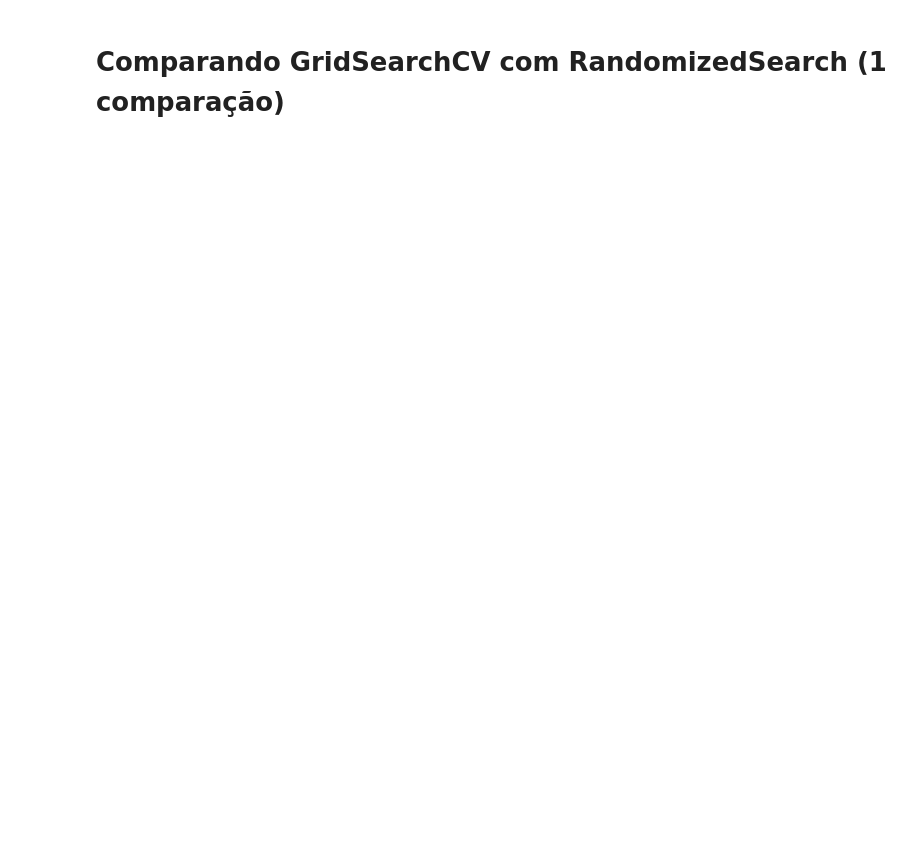
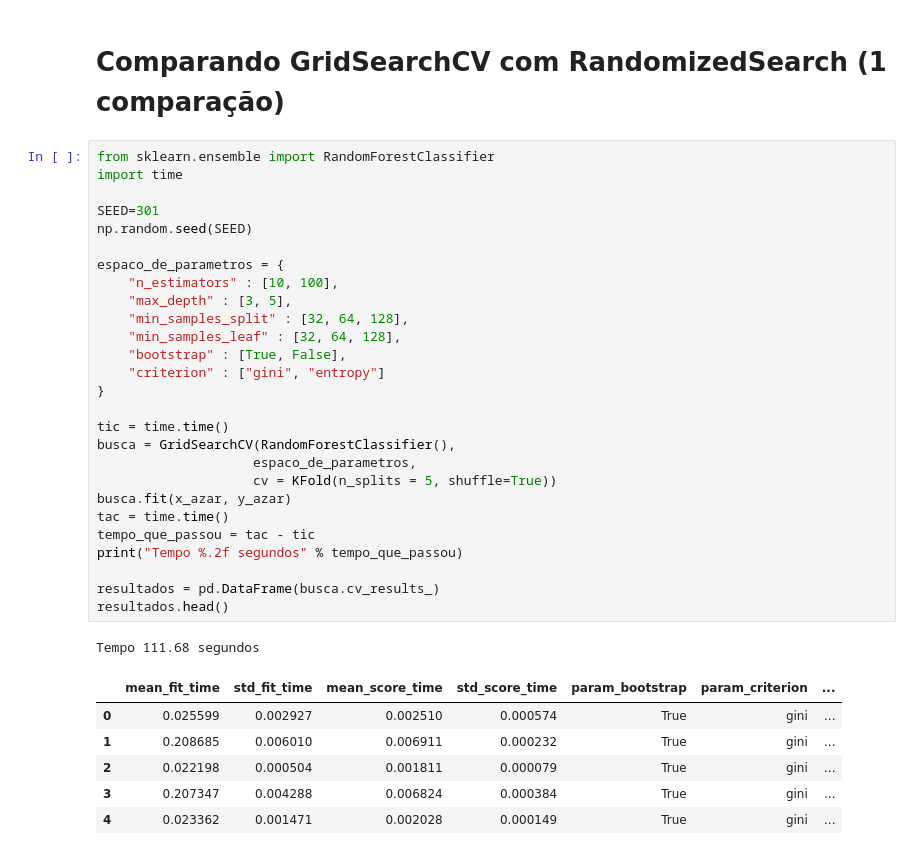
Before and after one commit to arthur-pulini/introducao-a-otimizacao-de-machine-learning-atraves-de-hiper-parametros-parte-2, a Jupyter notebook: Introdução_a_Machine_Learning_Otimização_parte_2.ipynb, the cells around one changed output. Cells and saved outputs as stored; diff of their text form; blank space fills up the shorter version.

Commit message:
Utilizando o GridSearch com RandomForest

```diff
--- a/Introdução_a_Machine_Learning_Otimização_parte_2.ipynb
+++ b/Introdução_a_Machine_Learning_Otimização_parte_2.ipynb
@@ -897,3 +897,38 @@ for indice, linha in resultados_ordenados_pela_media.iterrows():
 0.769 +-(0.012) {'criterion': 'gini', 'max_depth': 15, 'min_samples_leaf': 33, 'min_samples_split': 72}
 # %% [markdown]
 # Comparando GridSearchCV com RandomizedSearch (1 comparação)
+# %%
+from sklearn.ensemble import RandomForestClassifier
+import time
+
+SEED=301
+np.random.seed(SEED)
+
+espaco_de_parametros = {
+    "n_estimators" : [10, 100],
+    "max_depth" : [3, 5],
+    "min_samples_split" : [32, 64, 128],
+    "min_samples_leaf" : [32, 64, 128],
+    "bootstrap" : [True, False],
+    "criterion" : ["gini", "entropy"]
+}
+
+tic = time.time()
+busca = GridSearchCV(RandomForestClassifier(),
+                    espaco_de_parametros,
+                    cv = KFold(n_splits = 5, shuffle=True))
+busca.fit(x_azar, y_azar)
+tac = time.time()
+tempo_que_passou = tac - tic
+print("Tempo %.2f segundos" % tempo_que_passou)
+
+resultados = pd.DataFrame(busca.cv_results_)
+resultados.head()
+# %% [output]
+Tempo 111.68 segundos
+|  | mean_fit_time | std_fit_time | mean_score_time | std_score_time | param_bootstrap | param_criterion | ... |
+| 0 | 0.025599 | 0.002927 | 0.002510 | 0.000574 | True | gini | ... |
+| 1 | 0.208685 | 0.006010 | 0.006911 | 0.000232 | True | gini | ... |
+| 2 | 0.022198 | 0.000504 | 0.001811 | 0.000079 | True | gini | ... |
+| 3 | 0.207347 | 0.004288 | 0.006824 | 0.000384 | True | gini | ... |
+| 4 | 0.023362 | 0.001471 | 0.002028 | 0.000149 | True | gini | ... |
```
Also changed, not shown: parts of 2 cells of this notebook.
